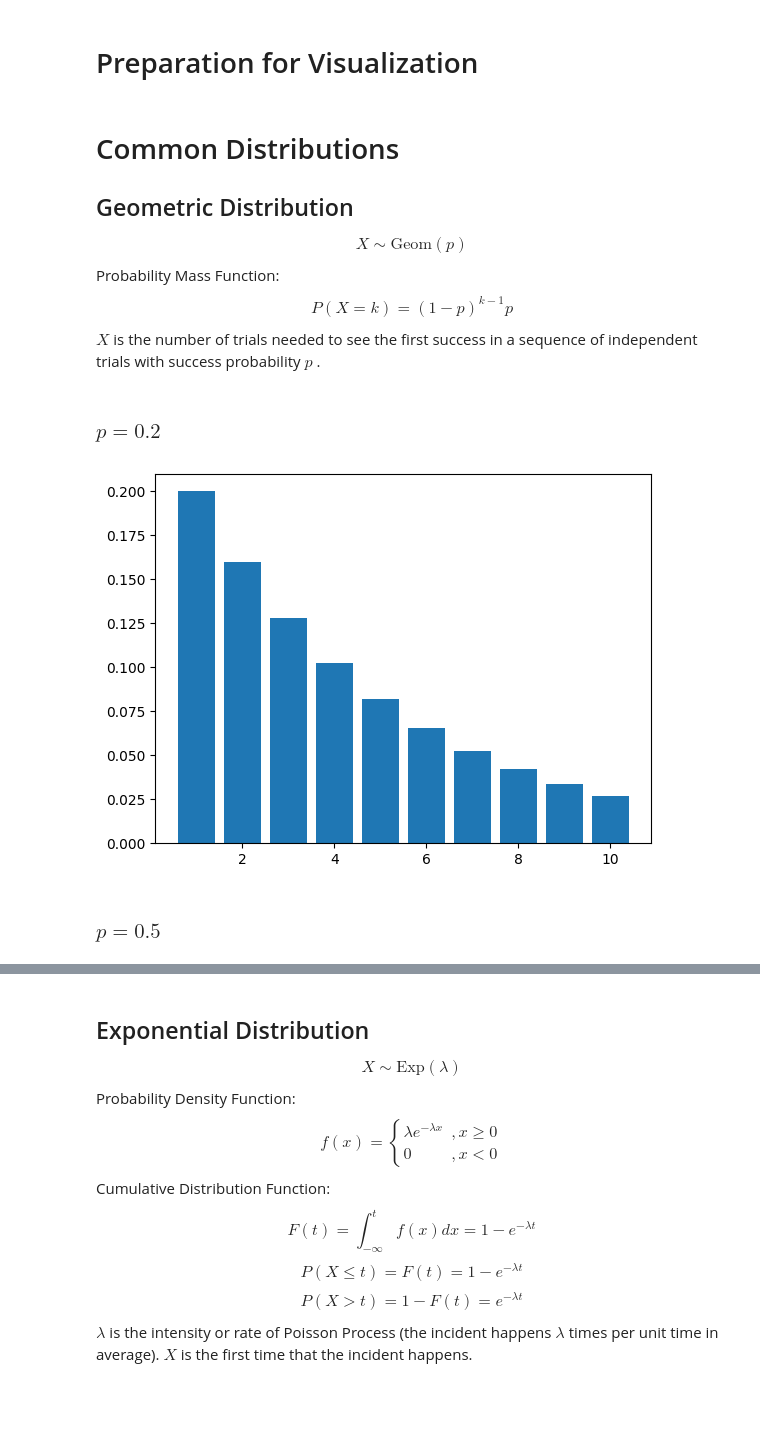
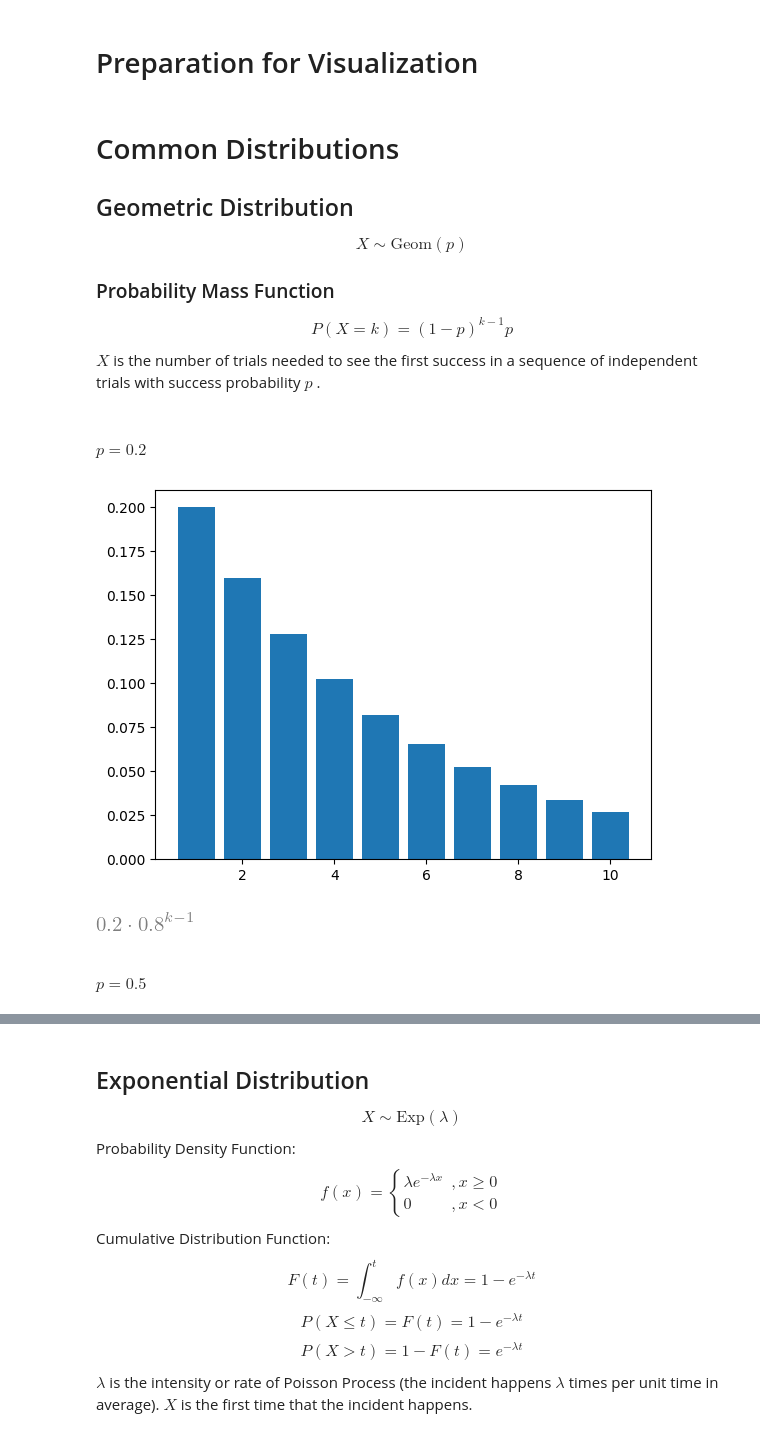
Before and after one commit to BrightMoon-FFRC037/Dissertations, a Jupyter notebook: Mathematics/Probability and Statistic/Common Distributions.ipynb, the cells around one changed output, grey strips where cells are left out. Cells and saved outputs as stored; diff of their text form; code cells hidden in the pictures; blank space fills up the shorter version.

```diff
--- a/Mathematics/Probability and Statistic/Common Distributions.ipynb
+++ b/Mathematics/Probability and Statistic/Common Distributions.ipynb
@@ -4,7 +4,7 @@
 from sympy import *
 import matplotlib.pyplot as plt
 init_printing()
-x, p, k, t, f, lam = symbols('x, p, k, t, f, lam')
+x, p, k, t, f, λ, μ = symbols('x, p, k, t, f, λ, μ')
 P, F = symbols('P, F')
 # %% [markdown]
 # Common Distributions
@@ -12,24 +12,26 @@ P, F = symbols('P, F')
 $$
 X \sim \text{Geom}(p)
 $$
-Probability Mass Function:
+### Probability Mass Function
 $$
 P(X=k)=(1-p)^{k-1}p
 $$
 $X$ is the number of trials needed to see the first success in a sequence of independent trials with success probability $p$ .
 # %% [markdown]
-### $p=0.2$
+#### $p=0.2$
 # %%
 P = (1-p)**(k-1)*p
 #plot(P.subs(p,0.5), (k, 0, 10))
 discrete_k = range(1, 11, 1)
 discrete_P = [P.subs(p, 0.2).subs(k, ki) for ki in discrete_k]
 plt.bar(discrete_k, discrete_P)
 plt.show()
+P.subs(p,0.2)
 # %% [output]
 [figure]
+[figure, added]
 # %% [markdown]
-### $p=0.5$
+#### $p=0.5$
 # %%
 P = (1-p)**(k-1)*p
 #plot(P.subs(p,0.5), (k, 0, 10))
```
Also changed, not shown: parts of 17 cells of this notebook.
